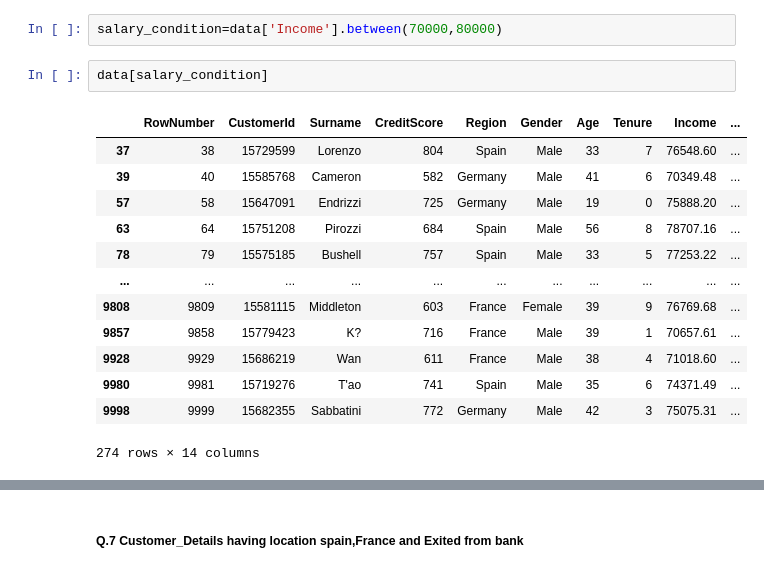
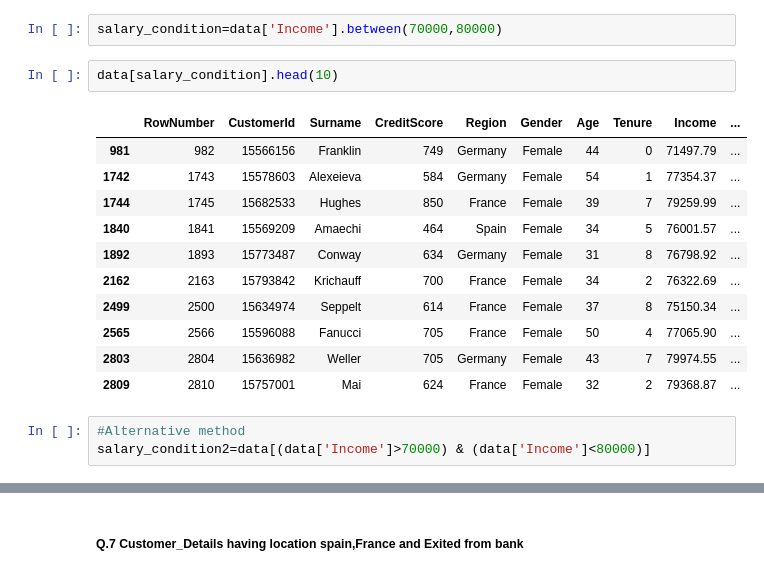
Before and after one commit to llohar/Python_FinalAss., a Jupyter notebook: Python_Final_Ass.ipynb, the cells around one changed output, grey strips where cells are left out. Cells and saved outputs as stored; diff of their text form.

```diff
--- a/Python_Final_Ass.ipynb
+++ b/Python_Final_Ass.ipynb
@@ -185,18 +231,19 @@ data.head()
 # %%
 salary_condition=data['Income'].between(70000,80000)
 # %%
-data[salary_condition]
+data[salary_condition].head(10)
 # %% [output]
 |  | RowNumber | CustomerId | Surname | CreditScore | Region | Gender | Age | Tenure | Income | ... |
-| 37 | 38 | 15729599 | Lorenzo | 804 | Spain | Male | 33 | 7 | 76548.60 | ... |
-| 39 | 40 | 15585768 | Cameron | 582 | Germany | Male | 41 | 6 | 70349.48 | ... |
-| 57 | 58 | 15647091 | Endrizzi | 725 | Germany | Male | 19 | 0 | 75888.20 | ... |
-| 63 | 64 | 15751208 | Pirozzi | 684 | Spain | Male | 56 | 8 | 78707.16 | ... |
-| 78 | 79 | 15575185 | Bushell | 757 | Spain | Male | 33 | 5 | 77253.22 | ... |
-| ... | ... | ... | ... | ... | ... | ... | ... | ... | ... | ... |
-| 9808 | 9809 | 15581115 | Middleton | 603 | France | Female | 39 | 9 | 76769.68 | ... |
-| 9857 | 9858 | 15779423 | K? | 716 | France | Male | 39 | 1 | 70657.61 | ... |
-| 9928 | 9929 | 15686219 | Wan | 611 | France | Male | 38 | 4 | 71018.60 | ... |
-| 9980 | 9981 | 15719276 | T'ao | 741 | Spain | Male | 35 | 6 | 74371.49 | ... |
-| 9998 | 9999 | 15682355 | Sabbatini | 772 | Germany | Male | 42 | 3 | 75075.31 | ... |
+| 981 | 982 | 15566156 | Franklin | 749 | Germany | Female | 44 | 0 | 71497.79 | ... |
+| 1742 | 1743 | 15578603 | Alexeieva | 584 | Germany | Female | 54 | 1 | 77354.37 | ... |
+| 1744 | 1745 | 15682533 | Hughes | 850 | France | Female | 39 | 7 | 79259.99 | ... |
+| 1840 | 1841 | 15569209 | Amaechi | 464 | Spain | Female | 34 | 5 | 76001.57 | ... |
+| 1892 | 1893 | 15773487 | Conway | 634 | Germany | Female | 31 | 8 | 76798.92 | ... |
+| 2162 | 2163 | 15793842 | Krichauff | 700 | France | Female | 34 | 2 | 76322.69 | ... |
+| 2499 | 2500 | 15634974 | Seppelt | 614 | France | Female | 37 | 8 | 75150.34 | ... |
+| 2565 | 2566 | 15596088 | Fanucci | 705 | France | Female | 50 | 4 | 77065.90 | ... |
+| 2803 | 2804 | 15636982 | Weller | 705 | Germany | Female | 43 | 7 | 79974.55 | ... |
+| 2809 | 2810 | 15757001 | Mai | 624 | France | Female | 32 | 2 | 79368.87 | ... |
-274 rows × 14 columns
+# %%
+#Alternative method
+salary_condition2=data[(data['Income']>70000) & (data['Income']<80000)]
```
Also changed, not shown: parts of 12 cells of this notebook.
